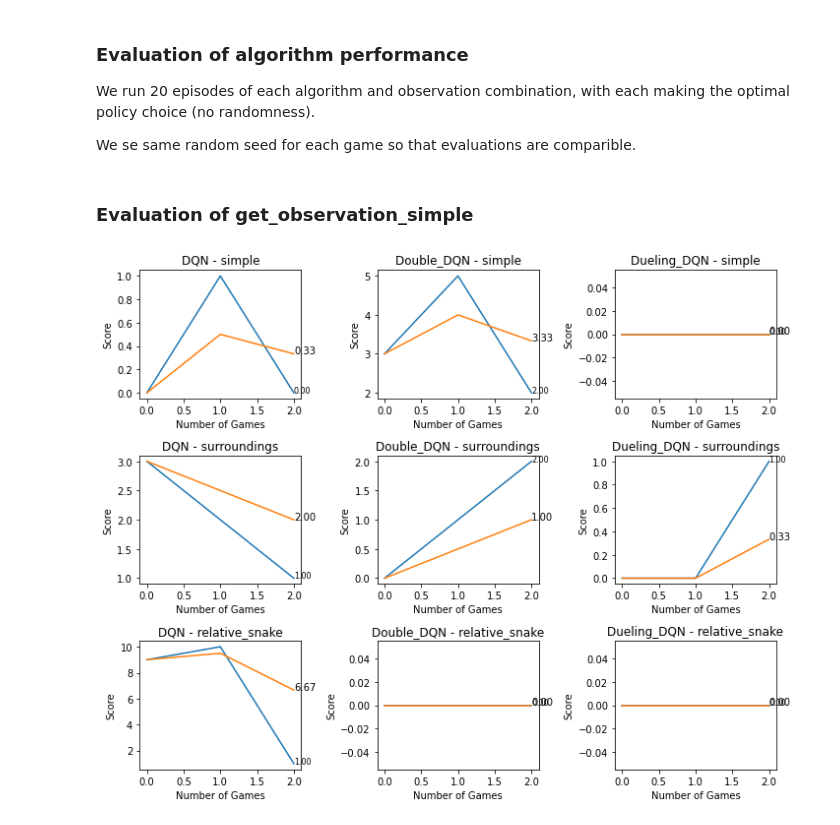
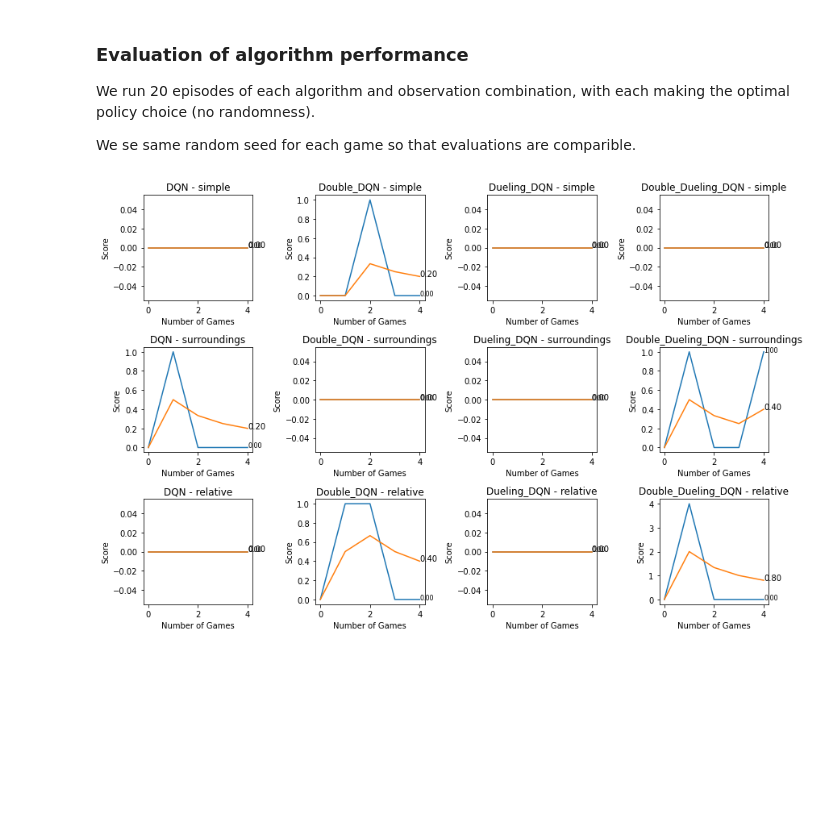
Before and after one commit to alexxcollins/Collins_Adib_INM707_CW, a Jupyter notebook: Advanced RL/Q-Learning_Comparisons_II.ipynb, the cells around one changed output. Cells and saved outputs as stored; diff of their text form; code cells hidden in the pictures; blank space fills up the shorter version.

```diff
--- a/Advanced RL/Q-Learning_Comparisons_II.ipynb
+++ b/Advanced RL/Q-Learning_Comparisons_II.ipynb
@@ -34,11 +34,12 @@ Hello from the pygame community. https://www.pygame.org/contribute.html
 Set some global variables we will use for most games:
 # %%
 UI = False
-TRAINING_EPISODES = 50
-EVALUATION_EPISODES = 20
+TRAINING_EPISODES = 15
+EVALUATION_EPISODES = 5
 DQN_Style = {'DQN': {'double_dqn': False, 'dueling_dqn': False},
              'Double_DQN': {'double_dqn': True, 'dueling_dqn': False},
-             'Dueling_DQN': {'double_dqn': False, 'dueling_dqn': True}}
+             'Dueling_DQN': {'double_dqn': False, 'dueling_dqn': True},
+             'Double_Dueling_DQN': {'double_dqn': True, 'dueling_dqn': True}}
 Output = namedtuple('Output', ['agent', 'scores', 'mean_scores'])
 # %% [markdown]
 ## Different approaches to observed environment
@@ -147,10 +148,10 @@ display.clear_output()
 
 Score of individual episodes in blue, moving average in green, average for episodes plays so far in orange.
 # %%
-fig, axs = plt.subplots(3,3,figsize=(10,8))
+fig, axs = plt.subplots(3,4,figsize=(12,8))
 outputs = {'simple': simple_output_dict,
           'surroundings': surroundings_output_dict,
-          'relative': relative_output_dict}
+          'relative_snake': relative_output_dict}
 
 output_list = []
 for out_key, out_val in outputs.items():
@@ -169,39 +170,35 @@ fig.tight_layout()
 We run 20 episodes of each algorithm and observation combination, with each making the optimal policy choice (no randomness).
 
 We se same random seed for each game so that evaluations are comparible.
-# %% [markdown]
-### Evaluation of get_observation_simple
 # %%
-EVALUATION_EPISODES=3
 eval_dict = {}
-# for out_key, out_val in outputs.items():
-for out_key in ['simple', 'surroundings', 'relative_snake']:
+for out_key in ['simple', 'surroundings', 'relative']:
     for key, val in DQN_Style.items():
         game_kwargs = {'width': 640, 'height': 480, 'UI': UI,
                        'window_title': "{} - {}".format(key, out_key)
                       }
         agent, scores, mean_scores = training_loop(game_kwargs=game_kwargs,
                                                    model_name='{}_{}.pth'.format(key, out_key),
                                                    load_model=True,
                                                    get_observation=out_key,
                                                    greedy=False,
                                                    **val, # dict for kwargs
                                                    num_episodes=EVALUATION_EPISODES,
                                                    plot_update_at_end=True
                                                   )
         eval_dict["{} - {}".format(key, out_key)] = Output(agent, scores, mean_scores)
 
 display.clear_output(wait=True)
 
-fig, axs = plt.subplots(3,3,figsize=(10,8))
+fig, axs = plt.subplots(3,4,figsize=(12,8))
 
 for i, ax in enumerate(axs.flatten()):
     scores = list(eval_dict.values())[i].scores
     mean_scores = list(eval_dict.values())[i].mean_scores
     title = list(eval_dict.keys())[i]
 
     ax_plot(ax, scores, mean_scores, window=None, title=title)
 
 fig.tight_layout()
 # %% [output]
-[figure, old version]
+[figure, new version]
```
Also changed, not shown: parts of 1 cell of this notebook, 2 other files.
